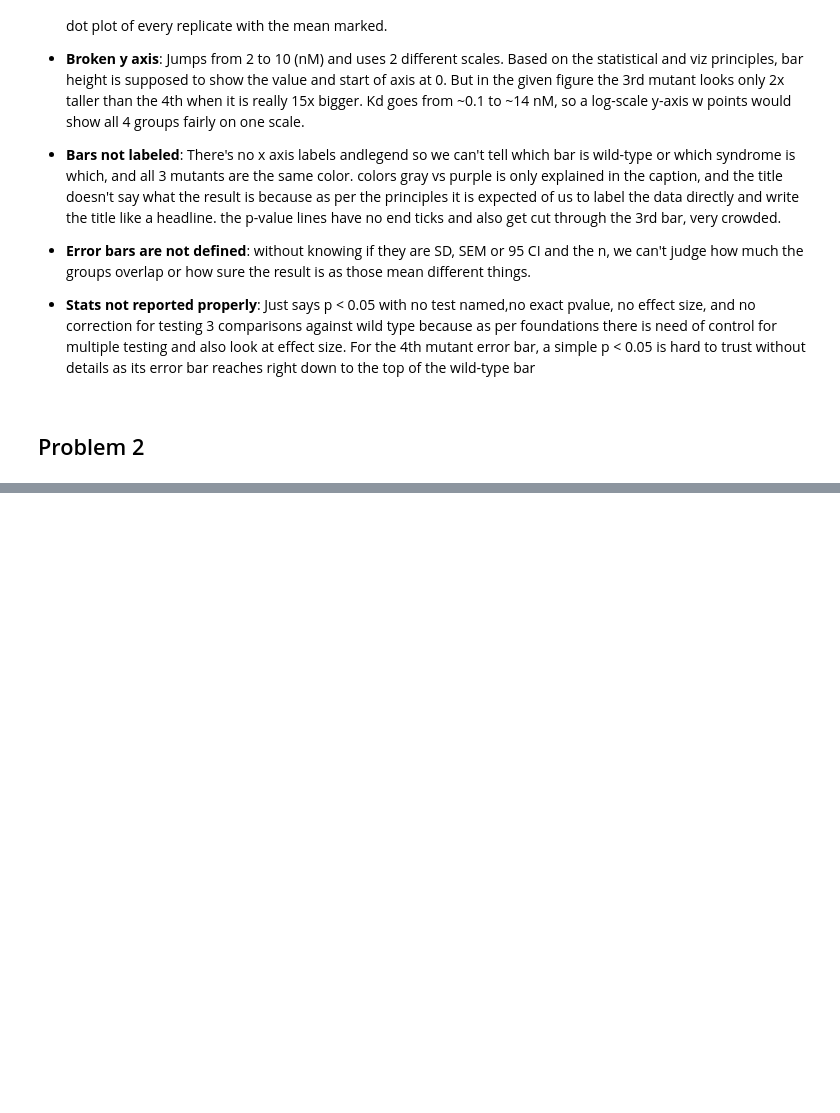
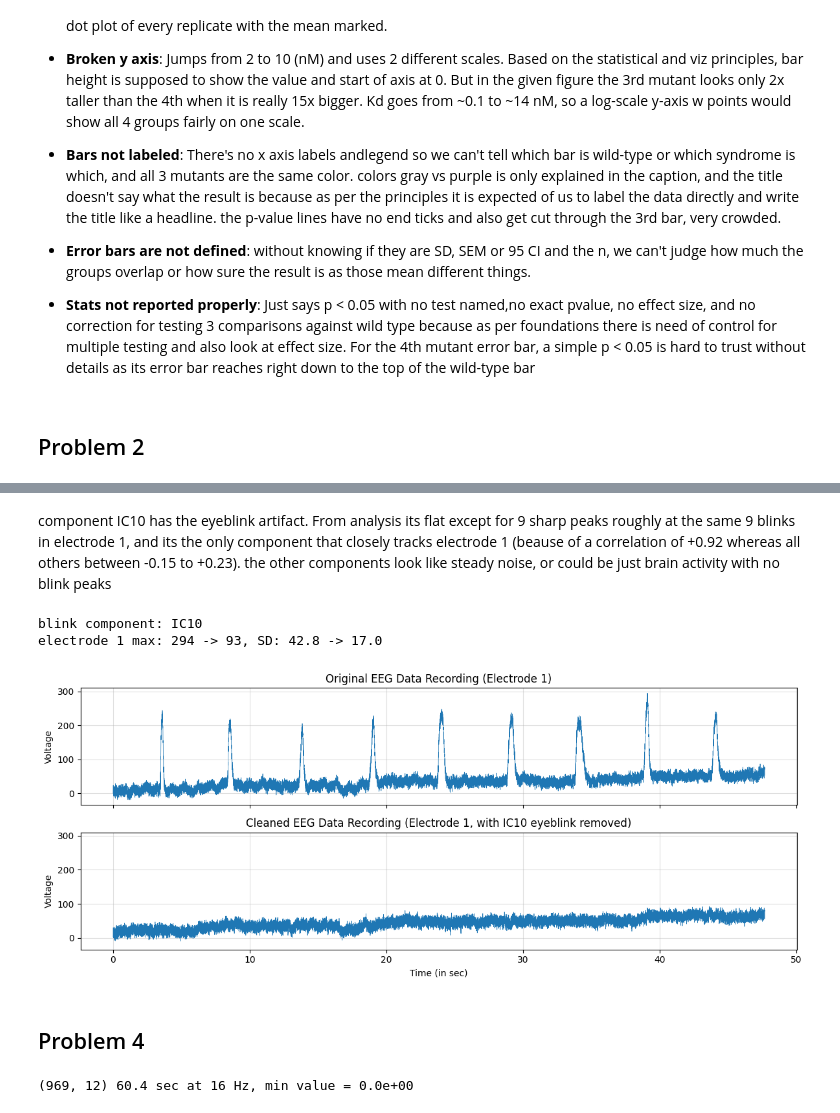
Before and after one commit to g019-expert/BMEN5801_PS4, a Jupyter notebook: BMEN5801_PS4_Karthik.ipynb, the cells around one changed output, grey strips where cells are left out. Cells and saved outputs as stored; diff of their text form; code cells hidden in the pictures; blank space fills up the shorter version.

```diff
--- a/BMEN5801_PS4_Karthik.ipynb
+++ b/BMEN5801_PS4_Karthik.ipynb
@@ -16,0 +166,41 @@
+# %% [markdown]
+component IC10 has the eyeblink artifact. From analysis its flat except for 9 sharp peaks roughly at the same 9 blinks in electrode 1, and its the only component that closely tracks electrode 1 (beause of a correlation of +0.92 whereas all others between -0.15 to +0.23). the other components look like  steady noise, or could be just brain activity with no blink peaks
+# %%
+# 3(b)
+# remove the component with eyeblink artifact across all electrode
+blink = int(np.argmax(np.abs(r)))
+print(f'blink component: IC{blink+1}')
+
+blink_part = np.outer(sources[:, blink], ica.mixing_[:, blink])
+eeg_clean = pd.DataFrame(scaler.inverse_transform(eeg_scaled - blink_part), columns=electrodes.columns)
+
+e1, e1_clean = electrodes['Ch 0'], eeg_clean['Ch 0']
+print(f'electrode 1 max: {e1.max():.0f} -> {e1_clean.max():.0f}, SD: {e1.std():.1f} -> {e1_clean.std():.1f}')
+
+fig, axes = plt.subplots(2, 1, figsize=(12, 5), sharex=True, sharey=True)
+axes[0].plot(t, e1, lw=0.5)
+axes[0].set_title('Original EEG Data Recording (Electrode 1)')
+axes[1].plot(t, e1_clean, lw=0.5)
+axes[1].set_title(f'Cleaned EEG Data Recording (Electrode 1, with IC{blink+1} eyeblink removed)')
+for ax in axes:
+    ax.set_ylabel('Voltage')
+    ax.grid(True, alpha=0.4)
+axes[-1].set_xlabel('Time (in sec)')
+fig.tight_layout()
+fig.savefig(f'{RESULTS}/p3b_eeg_cleaned.png', dpi=150, bbox_inches='tight')
+plt.show()
+# %% [output]
+blink component: IC10
+electrode 1 max: 294 -> 93, SD: 42.8 -> 17.0
+[figure, added]
+# %% [markdown]
+## Problem 4
+# %%
+emg = pd.read_csv(f'{DATA}/EMG_musclesynergies.csv')
+t_emg = emg['X [s]']
+muscles = emg.drop(columns='X [s]')
+# col names changed for exampel, R TIBIALIS ANTERIOR: EMG 1->MAV [Volts] becomes 'R Tibialis Anterior'
+muscles.columns = [c.split(':')[0].title() for c in muscles.columns]
+print(muscles.shape, f'{t_emg.iloc[-1]:.1f} sec at {1/np.median(np.diff(t_emg)):.0f} Hz, min value = {muscles.values.min():.1e}')
+# %% [output]
+(969, 12) 60.4 sec at 16 Hz, min value = 0.0e+00
```
Also changed, not shown: parts of 24 cells of this notebook.
